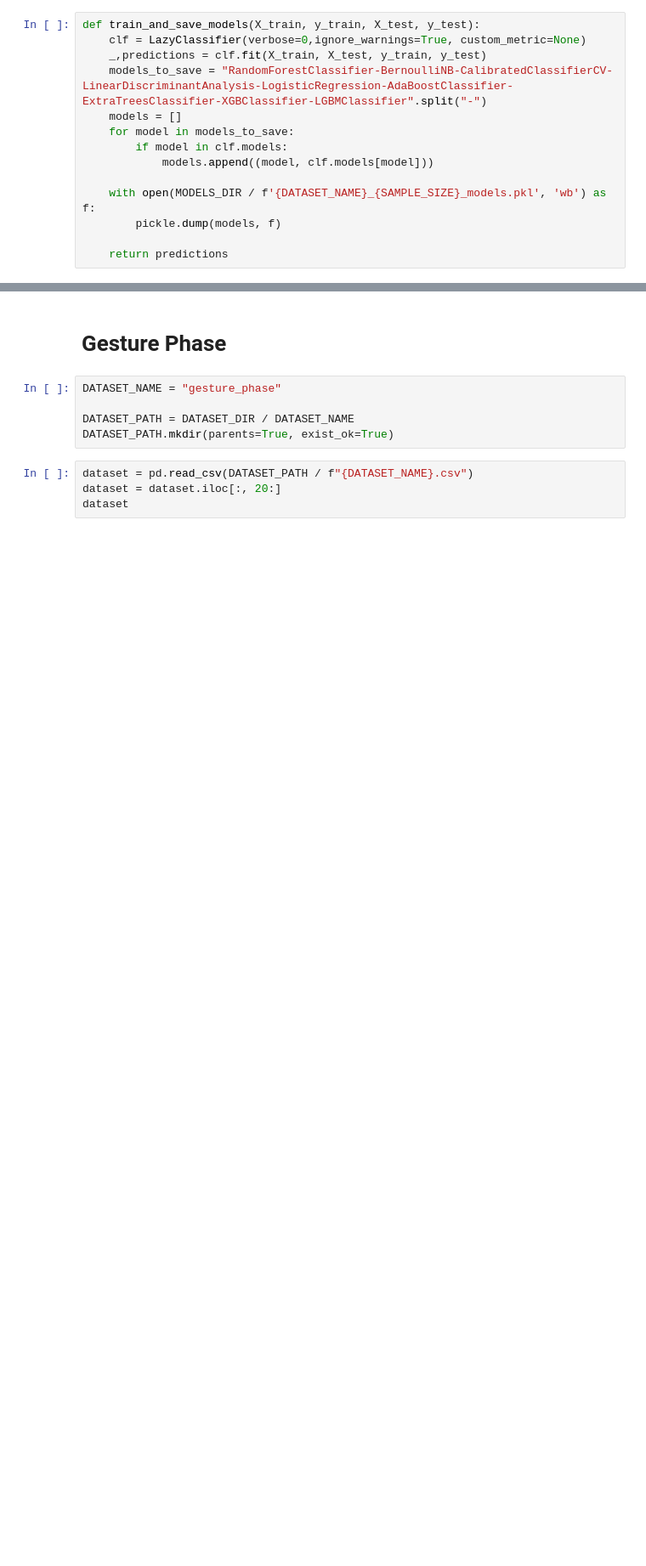
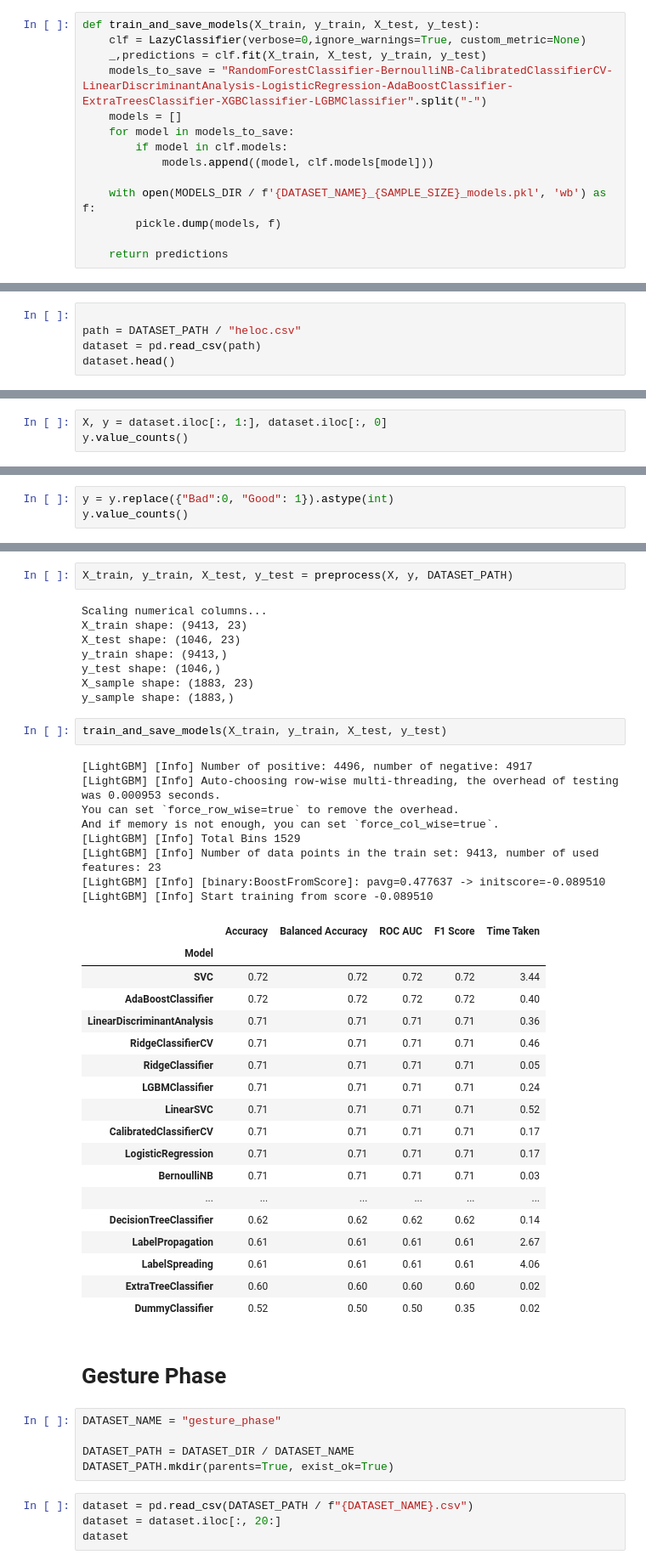
Before and after one commit to EdenYavin/Tabular-Cloud-ML, a Jupyter notebook: notebooks/preprocess.ipynb, the cells around one changed output, grey strips where cells are left out. Shown: that part at 85% size. Saved outputs shown, nothing was run; the diff lists cells and outputs as text; blank space fills up the shorter version.

Commit message:
added heloc dataset

```diff
--- a/notebooks/preprocess.ipynb
+++ b/notebooks/preprocess.ipynb
@@ -86,0 +94,5 @@ def train_and_save_models(X_train, y_train, X_test, y_test):
+# %%
+
+path = DATASET_PATH / "heloc.csv"
+dataset = pd.read_csv(path)
+dataset.head()
@@ -86,0 +107,3 @@ def train_and_save_models(X_train, y_train, X_test, y_test):
+# %%
+X, y = dataset.iloc[:, 1:], dataset.iloc[:, 0]
+y.value_counts()
@@ -86,0 +115,3 @@ def train_and_save_models(X_train, y_train, X_test, y_test):
+# %%
+y = y.replace({"Bad":0, "Good": 1}).astype(int)
+y.value_counts()
@@ -87,3 +123,42 @@ def train_and_save_models(X_train, y_train, X_test, y_test):
+# %%
+X_train, y_train, X_test, y_test = preprocess(X, y, DATASET_PATH)
+# %% [output]
+Scaling numerical columns...
+X_train shape: (9413, 23)
+X_test shape: (1046, 23)
+y_train shape: (9413,)
+y_test shape: (1046,)
+X_sample shape: (1883, 23)
+y_sample shape: (1883,)
+# %%
+train_and_save_models(X_train, y_train, X_test, y_test)
+# %% [output]
+[LightGBM] [Info] Number of positive: 4496, number of negative: 4917
+[LightGBM] [Info] Auto-choosing row-wise multi-threading, the overhead of testing was 0.000953 seconds.
+You can set `force_row_wise=true` to remove the overhead.
+And if memory is not enough, you can set `force_col_wise=true`.
+[LightGBM] [Info] Total Bins 1529
+[LightGBM] [Info] Number of data points in the train set: 9413, number of used features: 23
+[LightGBM] [Info] [binary:BoostFromScore]: pavg=0.477637 -> initscore=-0.089510
+[LightGBM] [Info] Start training from score -0.089510
+|  | Accuracy | Balanced Accuracy | ROC AUC | F1 Score | Time Taken |
+| Model |  |  |  |  |  |
+| SVC | 0.72 | 0.72 | 0.72 | 0.72 | 3.44 |
+| AdaBoostClassifier | 0.72 | 0.72 | 0.72 | 0.72 | 0.40 |
+| LinearDiscriminantAnalysis | 0.71 | 0.71 | 0.71 | 0.71 | 0.36 |
+| RidgeClassifierCV | 0.71 | 0.71 | 0.71 | 0.71 | 0.46 |
+| RidgeClassifier | 0.71 | 0.71 | 0.71 | 0.71 | 0.05 |
+| LGBMClassifier | 0.71 | 0.71 | 0.71 | 0.71 | 0.24 |
+| LinearSVC | 0.71 | 0.71 | 0.71 | 0.71 | 0.52 |
+| CalibratedClassifierCV | 0.71 | 0.71 | 0.71 | 0.71 | 0.17 |
+| LogisticRegression | 0.71 | 0.71 | 0.71 | 0.71 | 0.17 |
+| BernoulliNB | 0.71 | 0.71 | 0.71 | 0.71 | 0.03 |
+| ... | ... | ... | ... | ... | ... |
+| DecisionTreeClassifier | 0.62 | 0.62 | 0.62 | 0.62 | 0.14 |
+| LabelPropagation | 0.61 | 0.61 | 0.61 | 0.61 | 2.67 |
+| LabelSpreading | 0.61 | 0.61 | 0.61 | 0.61 | 4.06 |
+| ExtraTreeClassifier | 0.60 | 0.60 | 0.60 | 0.60 | 0.02 |
+| DummyClassifier | 0.52 | 0.50 | 0.50 | 0.35 | 0.02 |
 # %% [markdown]
 # Gesture Phase
 # %%
```
Also changed, not shown: parts of 5 cells of this notebook, 6 other files.
